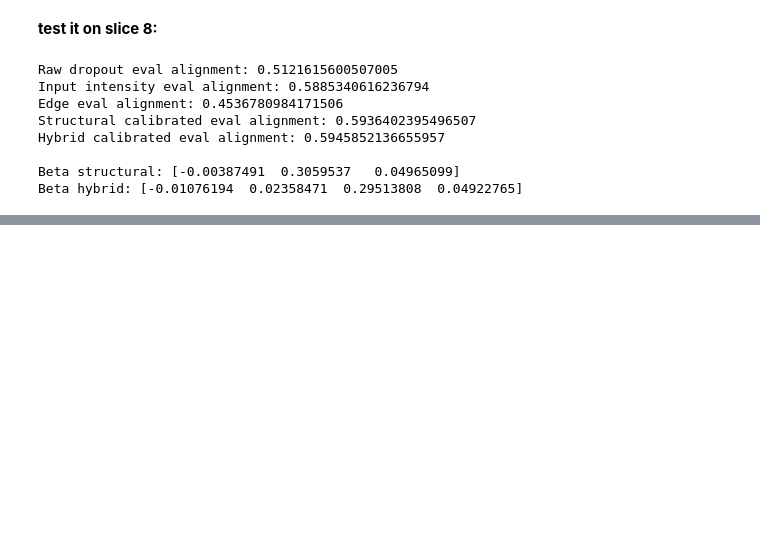
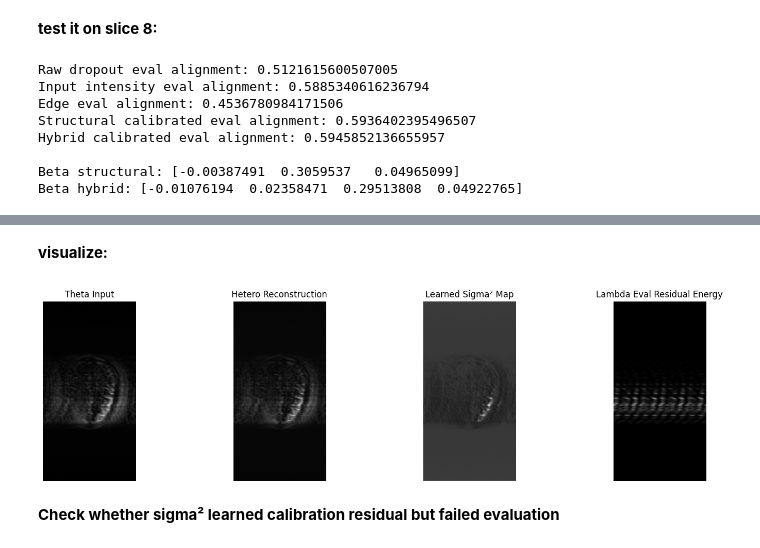
Before and after one commit to SILAS-RANSFORD-OSEI/reliability-aware-ssdu-mri, a Jupyter notebook: notebooks/03_multi_slice_reliability_check.ipynb, the cells around one changed output, grey strips where cells are left out. Cells and saved outputs as stored; diff of their text form; code cells hidden in the pictures; blank space fills up the shorter version.

Commit message:
Update notebook with two-stage heteroscedastic calibration test

```diff
--- a/notebooks/03_multi_slice_reliability_check.ipynb
+++ b/notebooks/03_multi_slice_reliability_check.ipynb
@@ -1721,0 +1786,16 @@ Beta hybrid: [-0.01076194  0.02358471  0.29513808  0.04922765]
+# %%
+hetero_model = HeteroscedasticCNNReconstructor(
+    in_channels=1,
+    features=16
+)
+
+hetero_model.train()
+
+x_hat, sigma2_hat = hetero_model(x_input_hetero)
+
+print("x_hat shape:", x_hat.shape)
+print("sigma2_hat shape:", sigma2_hat.shape)
+
+print("sigma2 min:", sigma2_hat.min().item())
+print("sigma2 max:", sigma2_hat.max().item())
+print("sigma2 mean:", sigma2_hat.mean().item())
@@ -1721,0 +2018,34 @@ Beta hybrid: [-0.01076194  0.02358471  0.29513808  0.04922765]
+# %% [markdown]
+**visualize:**
+# %%
+sigma2_norm = normalize_map(sigma2_hetero_np)
+residual_eval_norm = normalize_map(residual_eval_hetero)
+
+plt.figure(figsize=(16, 4))
+
+plt.subplot(1, 4, 1)
+plt.imshow(I_input, cmap="gray")
+plt.title("Theta Input")
+plt.axis("off")
+
+plt.subplot(1, 4, 2)
+plt.imshow(x_hat_hetero_np, cmap="gray")
+plt.title("Hetero Reconstruction")
+plt.axis("off")
+
+plt.subplot(1, 4, 3)
+plt.imshow(sigma2_norm, cmap="gray")
+plt.title("Learned Sigma² Map")
+plt.axis("off")
+
+plt.subplot(1, 4, 4)
+plt.imshow(residual_eval_norm, cmap="gray")
+plt.title("Lambda Eval Residual Energy")
+plt.axis("off")
+
+plt.tight_layout()
+plt.show()
+# %% [output]
+[figure, added]
+# %% [markdown]
+**Check whether sigma² learned calibration residual but failed evaluation**
```
Also changed, not shown: parts of 24 cells of this notebook.
